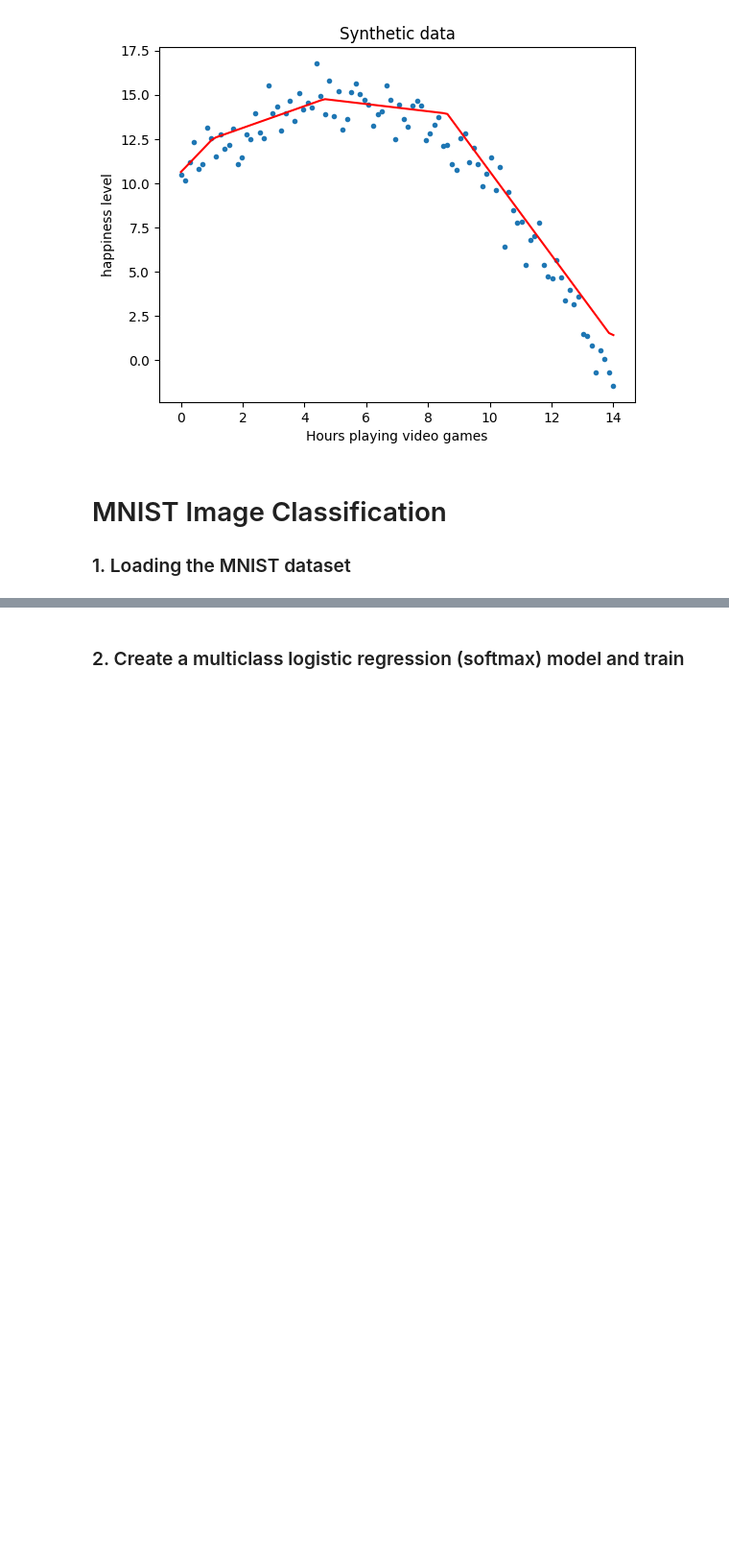
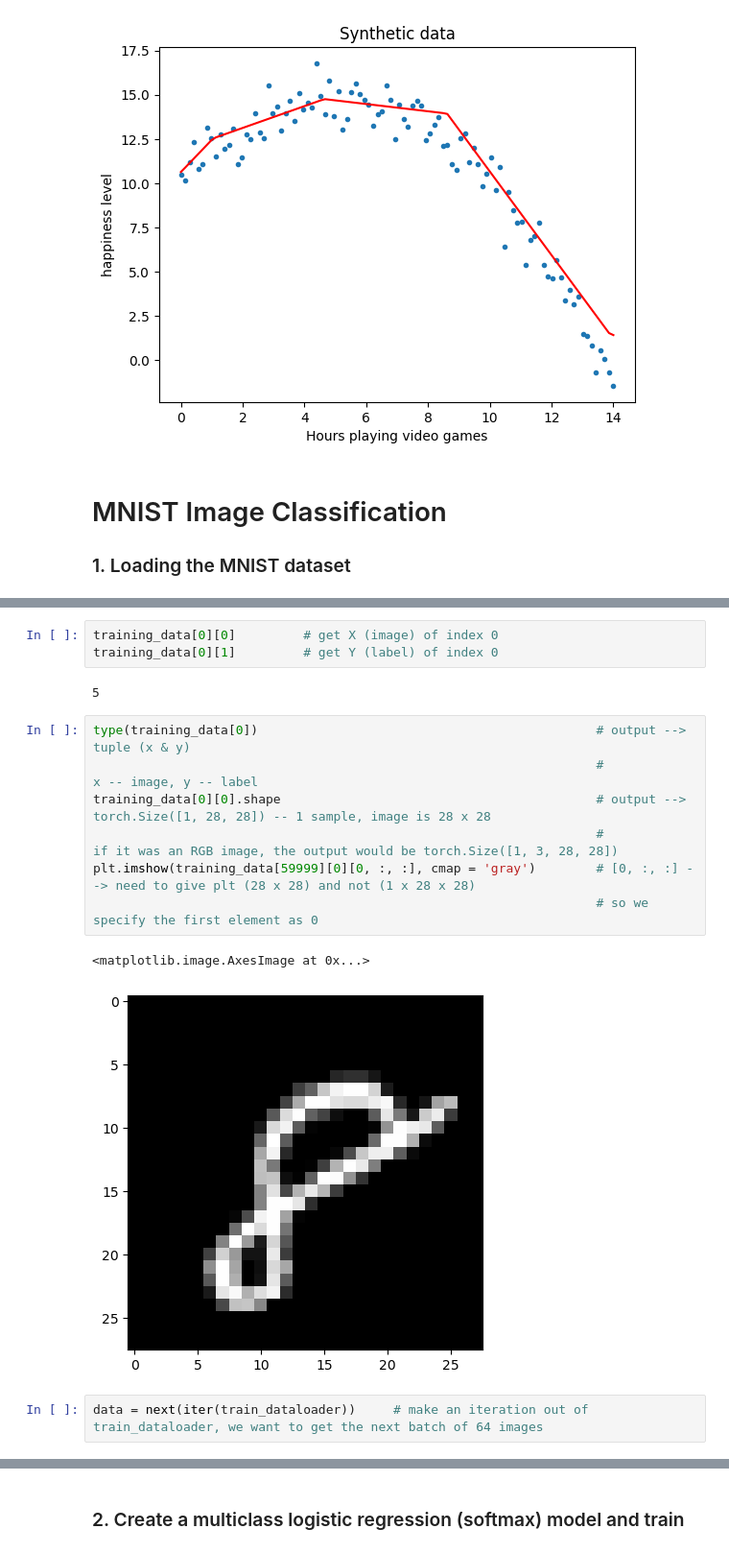
Before and after one commit to lamiselsayed/Computer-Vision-Repository, a Jupyter notebook: 09-ann.ipynb, the cells around one changed output, grey strips where cells are left out. Shown at 96% size. Cells and saved outputs as stored; diff of their text form; blank space fills up the shorter version.

````diff
--- a/09-ann.ipynb
+++ b/09-ann.ipynb
@@ -262,3 +282,20 @@ we typically want to pass samples in “minibatches”, reshuffle the data at ev
 ```train_features, train_labels = next(iter(train_dataloader))```
 
 [Additional Reading](https://pytorch.org/tutorials/beginner/basics/data_tutorial.html)
+# %%
+training_data[0][0]         # get X (image) of index 0
+training_data[0][1]         # get Y (label) of index 0
+# %% [output]
+5
+# %%
+type(training_data[0])                                             # output --> tuple (x & y)
+                                                                   #            x -- image, y -- label
+training_data[0][0].shape                                          # output --> torch.Size([1, 28, 28]) -- 1 sample, image is 28 x 28
+                                                                   #            if it was an RGB image, the output would be torch.Size([1, 3, 28, 28])
+plt.imshow(training_data[59999][0][0, :, :], cmap = 'gray')        # [0, :, :] --> need to give plt (28 x 28) and not (1 x 28 x 28)
+                                                                   # so we specify the first element as 0
+# %% [output]
+<matplotlib.image.AxesImage at 0x...>
+[figure, added]
+# %%
+data = next(iter(train_dataloader))     # make an iteration out of train_dataloader, we want to get the next batch of 64 images
````
Also changed, not shown: parts of 10 cells of this notebook.
